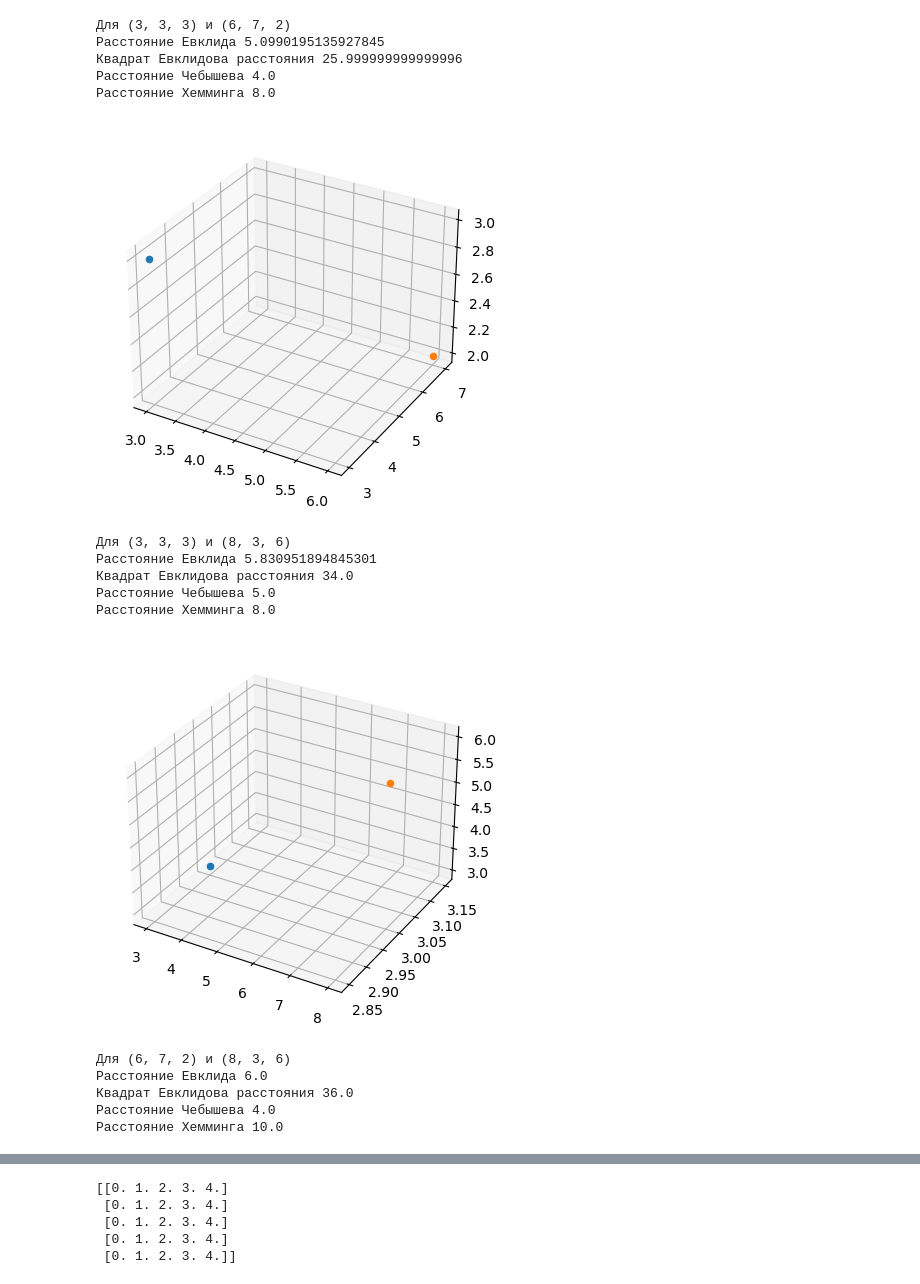
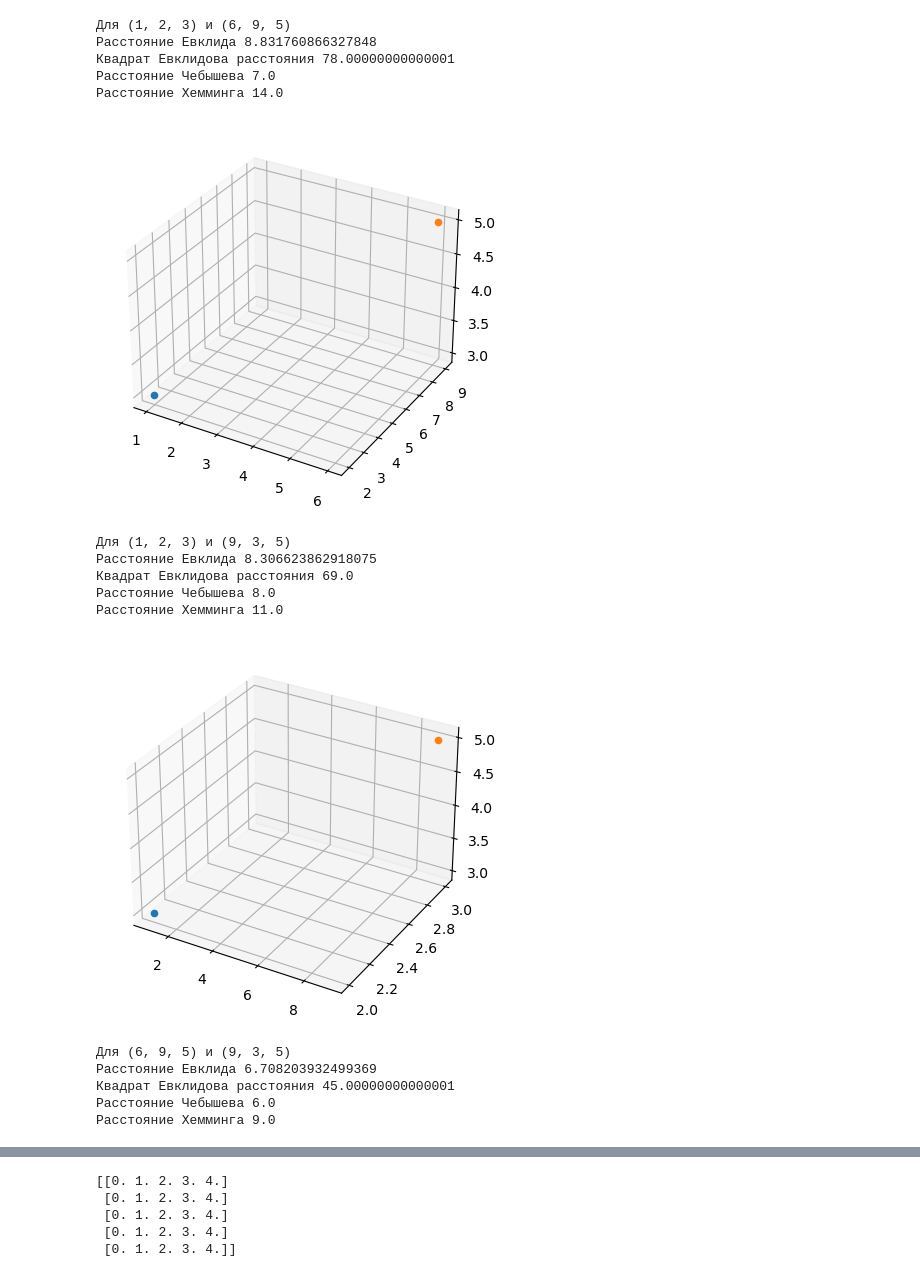
Before and after one commit to approxii/iskusstvenniy_intellect, a Jupyter notebook: Рабочая тетрадь 3_Пронин.ipynb, the cells around one changed output, grey strips where cells are left out. Drawn from its saved outputs; the diff is of its cells as text; code cells hidden in the pictures.

```diff
--- a/Рабочая тетрадь 3_Пронин.ipynb
+++ b/Рабочая тетрадь 3_Пронин.ipynb
@@ -18,10 +18,10 @@ def printdistance(x, y):
   plt.show()
   print("\n")
 
-a = (0, 0, 0)
-b = (3, 3, 3)
-c = (6, 7, 2)
-d = (8, 3, 6)
+a = (0, 1, 0)
+b = (1, 2, 3)
+c = (6, 9, 5)
+d = (9, 3, 5)
 
 printdistance(a, b)
 printdistance(a, c)
@@ -51,17 +51,17 @@ printdistance(c, d)
-Для (3, 3, 3) и (6, 7, 2)
-Расстояние Евклида 5.0990195135927845
-Квадрат Евклидова расстояния 25.999999999999996
-Расстояние Чебышева 4.0
-Расстояние Хемминга 8.0
+Для (1, 2, 3) и (6, 9, 5)
+Расстояние Евклида 8.831760866327848
+Квадрат Евклидова расстояния 78.00000000000001
+Расстояние Чебышева 7.0
+Расстояние Хемминга 14.0
-[figure, old version]
+[figure, new version]
-Для (3, 3, 3) и (8, 3, 6)
-Расстояние Евклида 5.830951894845301
-Квадрат Евклидова расстояния 34.0
-Расстояние Чебышева 5.0
-Расстояние Хемминга 8.0
+Для (1, 2, 3) и (9, 3, 5)
+Расстояние Евклида 8.306623862918075
+Квадрат Евклидова расстояния 69.0
+Расстояние Чебышева 8.0
+Расстояние Хемминга 11.0
-[figure, old version]
+[figure, new version]
-Для (6, 7, 2) и (8, 3, 6)
-Расстояние Евклида 6.0
-Квадрат Евклидова расстояния 36.0
-Расстояние Чебышева 4.0
-Расстояние Хемминга 10.0
+Для (6, 9, 5) и (9, 3, 5)
+Расстояние Евклида 6.708203932499369
+Квадрат Евклидова расстояния 45.00000000000001
+Расстояние Чебышева 6.0
+Расстояние Хемминга 9.0
```
Also changed, not shown: parts of 2 cells of this notebook.
